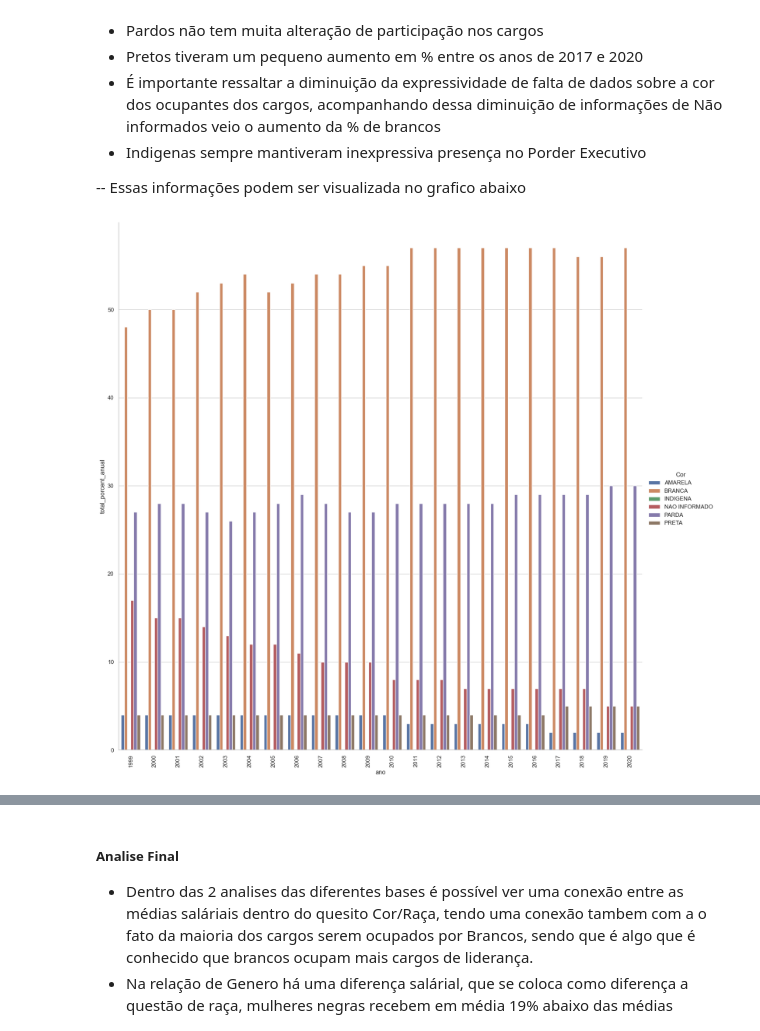
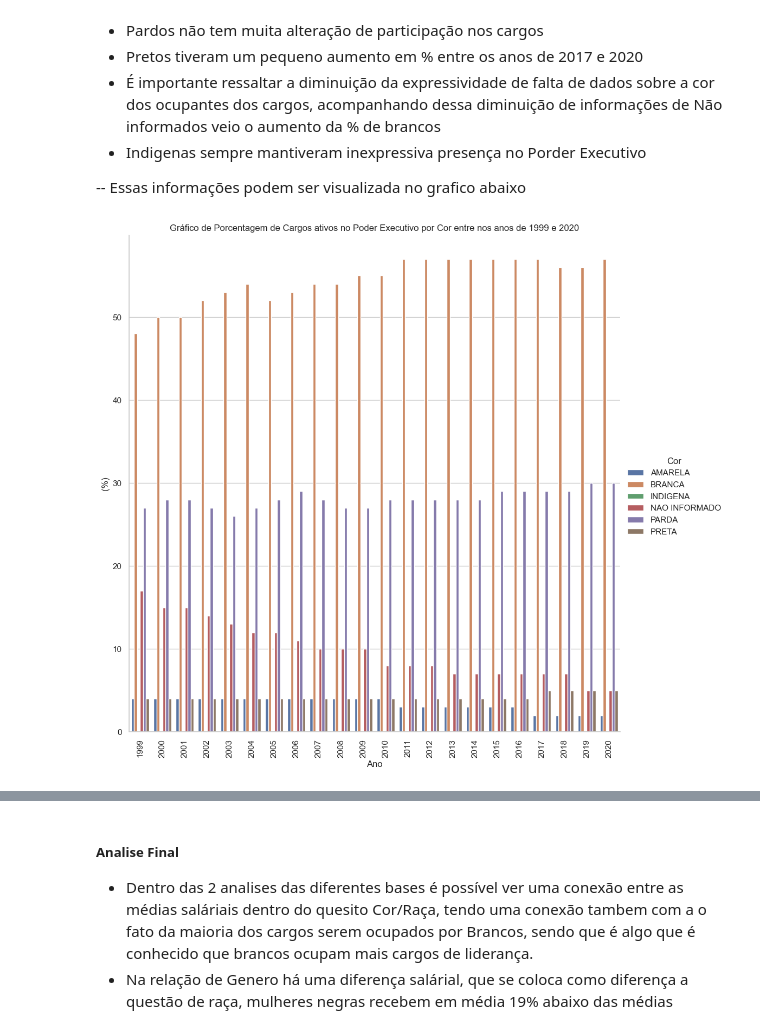
Before and after one commit to CyberBantu/Analise_Republica.org, a Jupyter notebook: analise_python_republica.ipynb, the cells around one changed output, grey strips where cells are left out. Drawn from its saved outputs; the diff is of its cells as text; code cells hidden in the pictures.

Commit message:
Ajustes e adição de gráficos e analises de tendências

```diff
--- a/analise_python_republica.ipynb
+++ b/analise_python_republica.ipynb
@@ -274,11 +293,14 @@ mulheres_cargos['porcentagem'].mean()
 # %%
 sns.set_theme(style="whitegrid")
 g2 = sns.catplot(
     data=df_vinculos, kind="bar",
     x="ano", y="total_porcent_anual", hue="raça",
-    alpha=1, height=15
+    alpha=1, height=10
 )
 plt.xticks(rotation = 90)
+plt.title('Gráfico de Porcentagem de Cargos ativos no Poder Executivo por Cor entre nos anos de 1999 e 2020')
+plt.xlabel('Ano')
+plt.ylabel('(%)')
 g2._legend.set_title('Cor')
 # %% [output]
-[figure, old version]
+[figure, new version]
```
Also changed, not shown: parts of 4 cells of this notebook.
